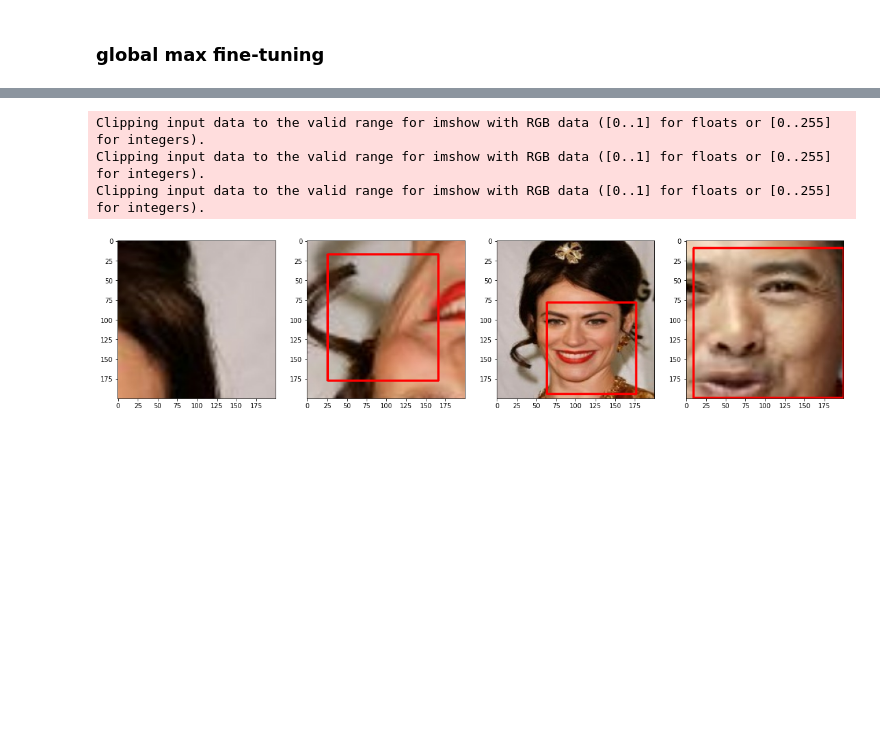
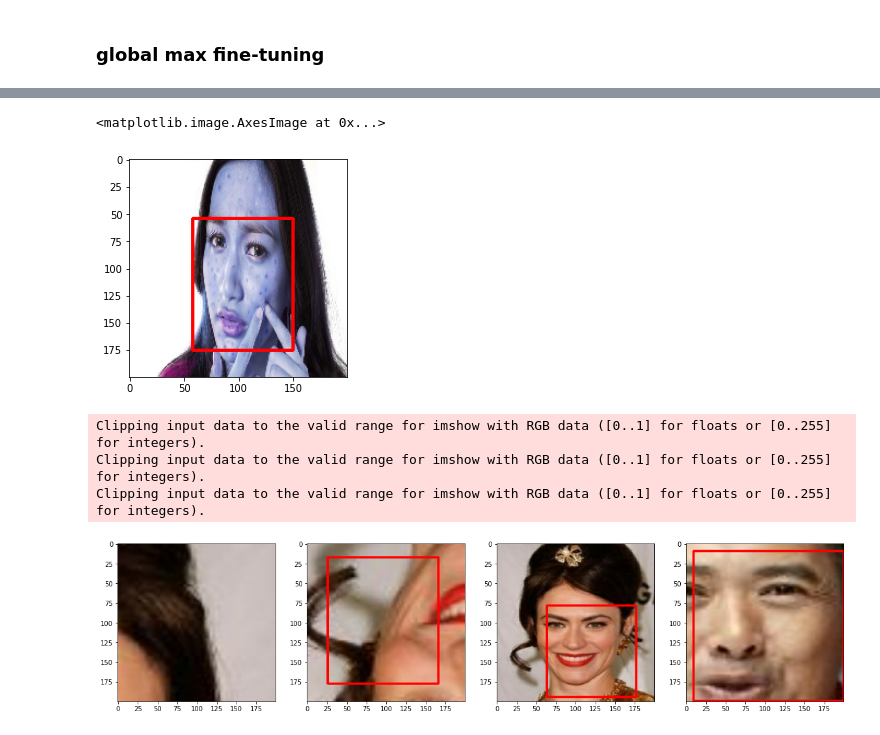
Before and after one commit to feratyusa/paras-capstone-bangkit-2022, a Jupyter notebook: ML/face_detection/face_detect.ipynb, the cells around one changed output, grey strips where cells are left out. Cells and saved outputs as stored; diff of their text form; code cells hidden in the pictures; blank space fills up the shorter version.

```diff
--- a/ML/face_detection/face_detect.ipynb
+++ b/ML/face_detection/face_detect.ipynb
@@ -428,0 +461,4 @@ plt.show()
+# %%
+img = load_image('/content/020743600_1560920290-iStock-469278436.jpg')
+img = tf.image.resize(img, [200,200])
+img_d = img[np.newaxis, ...]
@@ -428,0 +468,40 @@ plt.show()
+# %%
+yhat = model.predict(img_d)
+# %%
+import cv2
+
+# path
+path = r'/content/020743600_1560920290-iStock-469278436.jpg'
+
+# Reading an image in default mode
+image = cv2.imread(path)
+image = cv2.resize(image, (200, 200))
+
+# Window name in which image is displayed
+window_name = 'Image'
+
+# Start coordinate, here (5, 5)
+# represents the top left corner of rectangle
+#start_point = tuple(np.multiply(yhat[1][0][:2], [200,200]).astype(int))
+start_point = tuple(np.multiply(yhat[1][0][:2], [200,200]).astype(int) - np.array([21, 18]))
+
+# Ending coordinate, here (220, 220)
+# represents the bottom right corner of rectangle
+#end_point = tuple(np.multiply(yhat[1][0][2:], [200,200]).astype(int))
+end_point = tuple(np.multiply(yhat[1][0][2:], [200,200]).astype(int) - np.array([35, 18]))
+
+# Blue color in BGR
+color = (255, 0, 0)
+
+# Line thickness of 2 px
+thickness = 2
+
+# Using cv2.rectangle() method
+# Draw a rectangle with blue line borders of thickness of 2 px
+image = cv2.rectangle(image, start_point, end_point, color, thickness)
+
+# Displaying the image
+plt.imshow(image)
+# %% [output]
+<matplotlib.image.AxesImage at 0x...>
+[figure, added]
```
Also changed, not shown: parts of 27 cells of this notebook.
